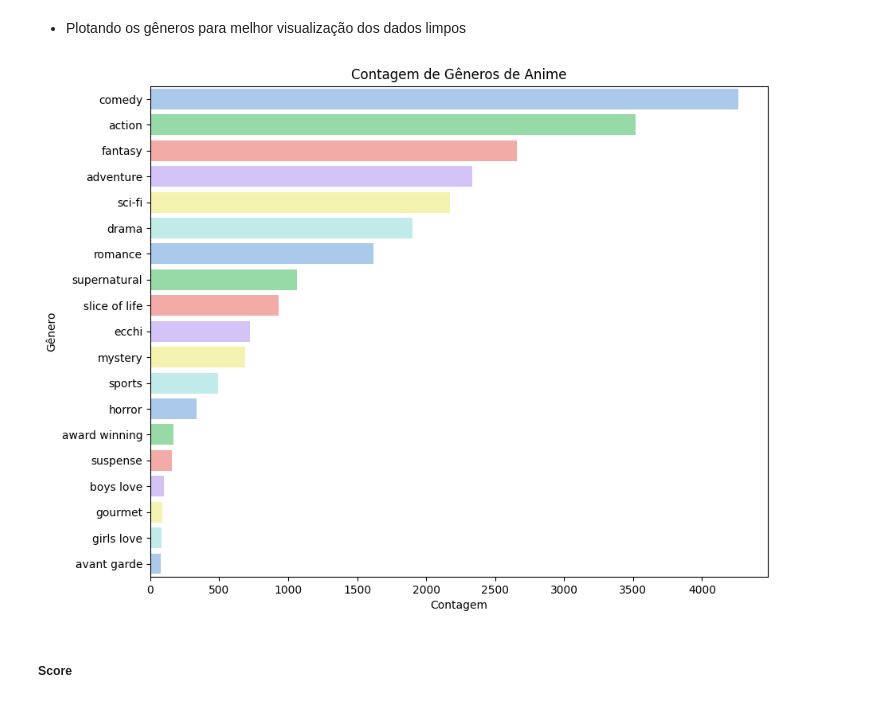
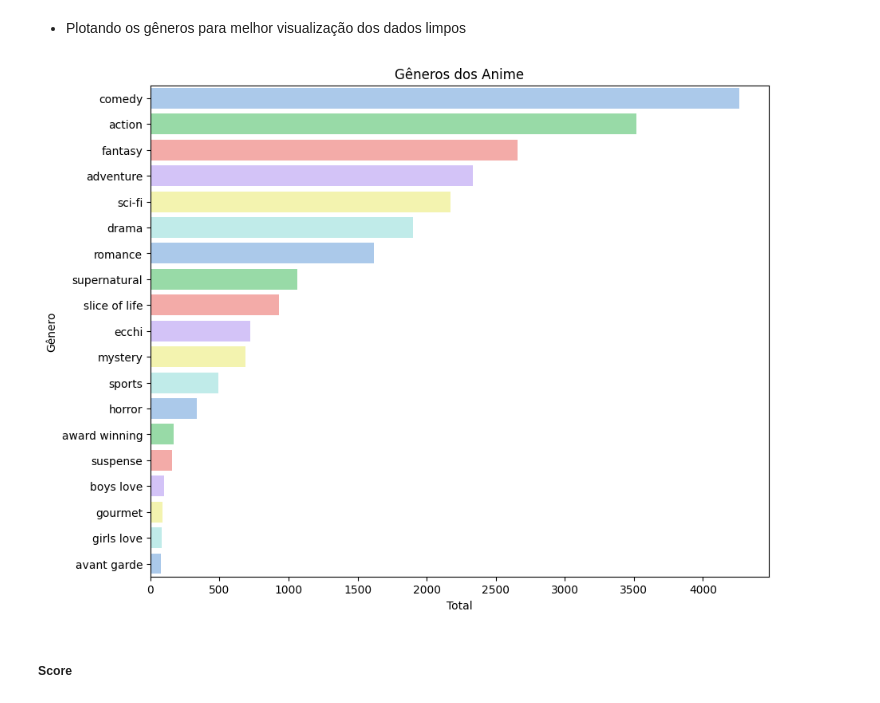
Before and after one commit to guievbs/anime-insights, a Jupyter notebook: notebooks/analise.ipynb, the cells around one changed output. Drawn from its saved outputs; the diff is of its cells as text; code cells hidden in the pictures.

```diff
--- a/notebooks/analise.ipynb
+++ b/notebooks/analise.ipynb
@@ -234,16 +234,16 @@ for i, (genero, contagem) in enumerate(sorted_genres, start=1):
 # %%
 df_genres = pd.DataFrame(sorted_genres, columns=['Genero', 'Contagem'])
 
 cores = sns.color_palette("pastel6", len(df_genres))
 
 plt.figure(figsize=(10, 8))
 sns.barplot(x='Contagem', y='Genero', data=df_genres, palette=cores)
-plt.title('Contagem de Gêneros de Anime')
-plt.xlabel('Contagem')
+plt.title('Gêneros dos Anime')
+plt.xlabel('Total')
 plt.ylabel('Gênero')
 plt.show();
 # %% [output]
-[figure, old version]
+[figure, new version]
 # %% [markdown]
 ##### Score
 # %% [markdown]
```
Also changed, not shown: parts of 8 cells of this notebook.
